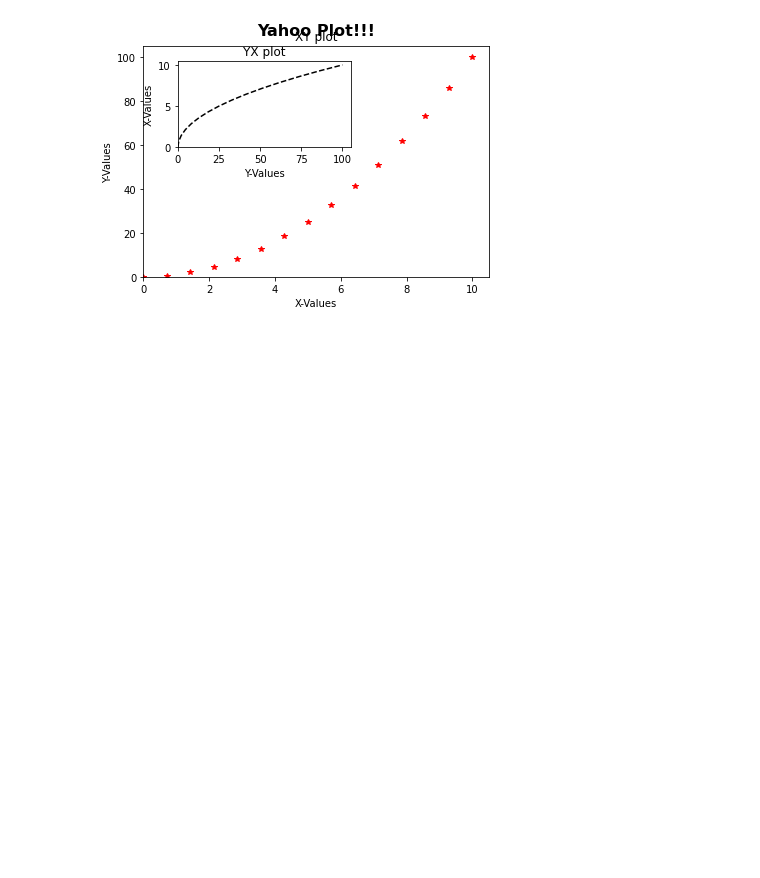
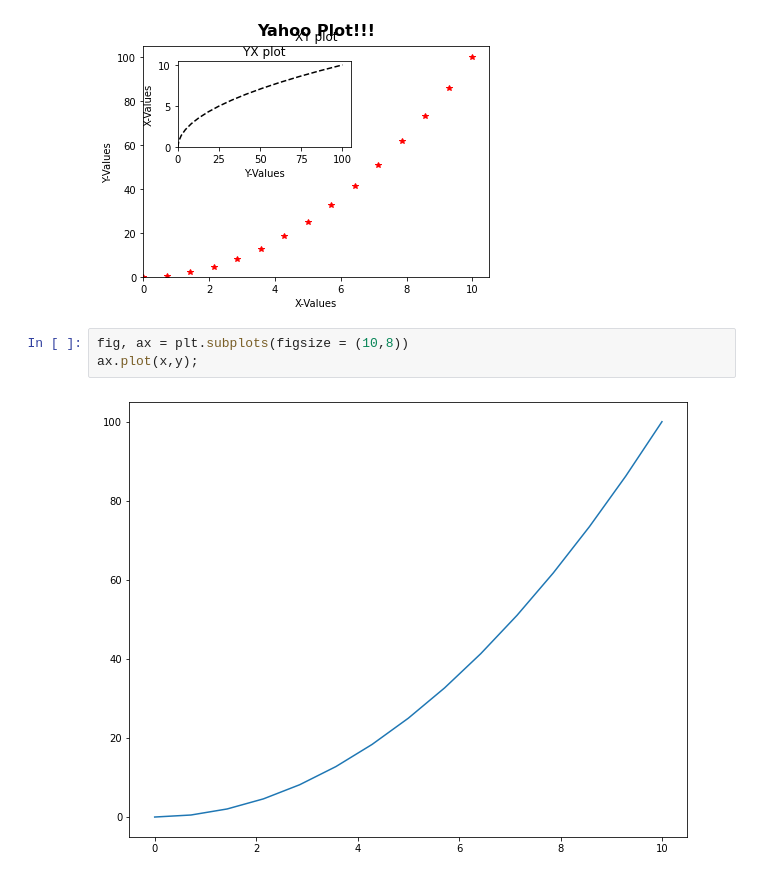
Before and after one commit to GKPSingh/M4D16, a Jupyter notebook: Learning Matplotlib.ipynb, the cells around one changed output. Saved outputs shown, nothing was run; the diff lists cells and outputs as text; blank space fills up the shorter version.

```diff
--- a/Learning Matplotlib.ipynb
+++ b/Learning Matplotlib.ipynb
@@ -58,3 +58,8 @@ axes2.set(Title ='YX plot', xlabel = 'Y-Values', ylabel = 'X-Values', xlim=0, yl
 fig.suptitle('Yahoo Plot!!!', fontsize =16, fontweight = 'bold');
 # %% [output]
 [figure]
+# %%
+fig, ax = plt.subplots(figsize = (10,8))
+ax.plot(x,y);
+# %% [output]
+[figure, added]
```
Also changed, not shown: parts of 7 cells of this notebook, 2 other files.
